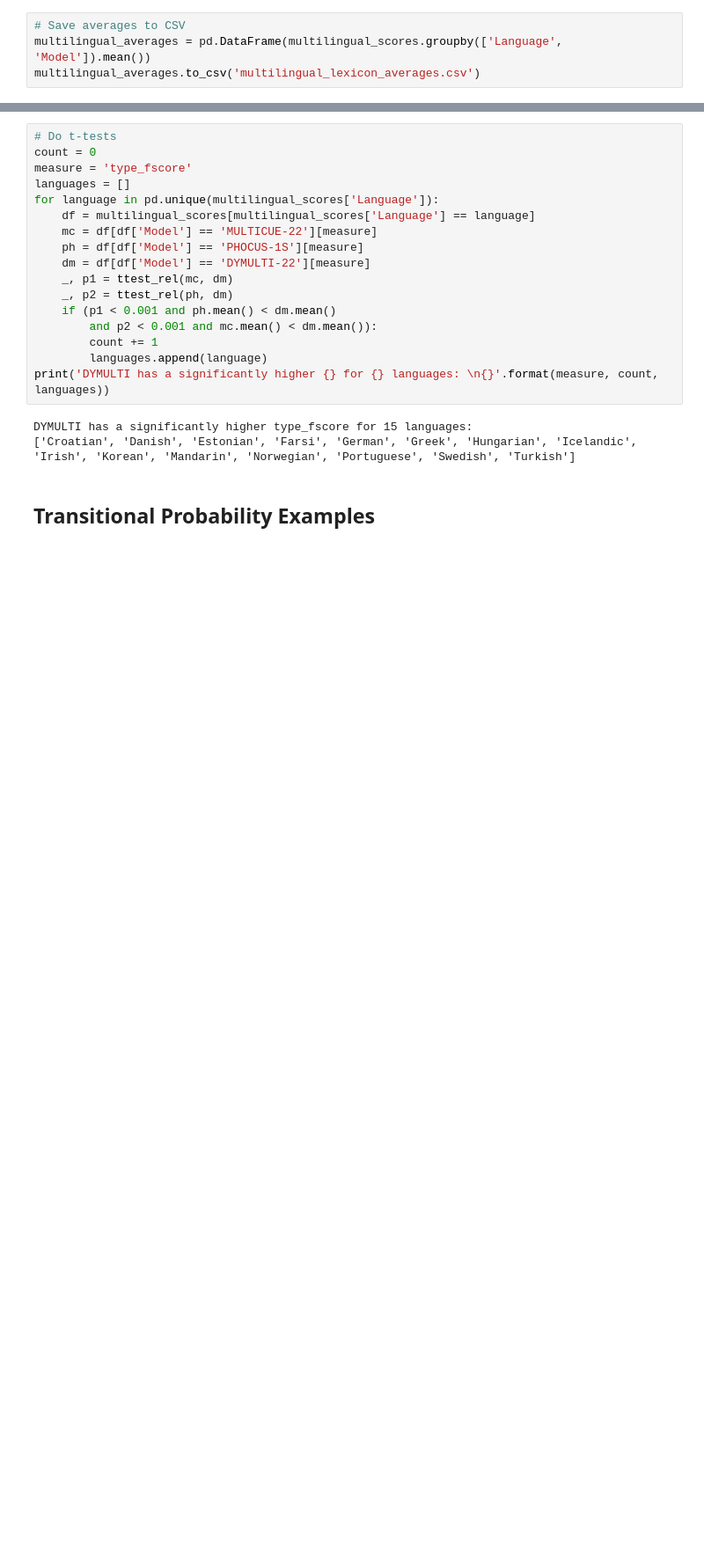
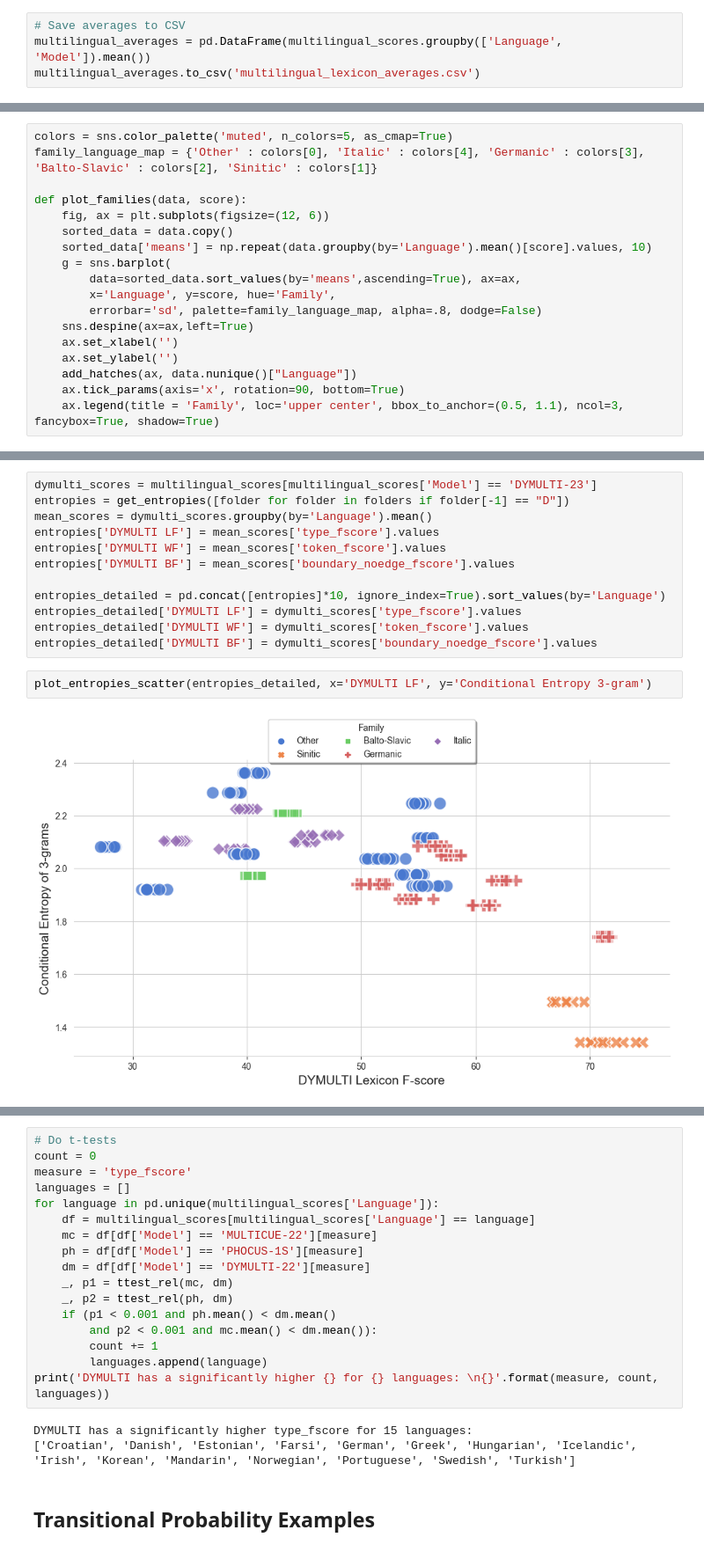
Before and after one commit to codebyzeb/DYMULTI-23, a Jupyter notebook: analysis/graphs.ipynb, the cells around one changed output, grey strips where cells are left out. Shown at 88% size. Saved outputs shown, nothing was run; the diff lists cells and outputs as text; blank space fills up the shorter version.

```diff
--- a/analysis/graphs.ipynb
+++ b/analysis/graphs.ipynb
@@ -510,0 +542,18 @@ plot_three(multilingual_scores, 'type_fscore')
+# %%
+colors = sns.color_palette('muted', n_colors=5, as_cmap=True)
+family_language_map = {'Other' : colors[0], 'Italic' : colors[4], 'Germanic' : colors[3], 'Balto-Slavic' : colors[2], 'Sinitic' : colors[1]}
+
+def plot_families(data, score):
+    fig, ax = plt.subplots(figsize=(12, 6))
+    sorted_data = data.copy()
+    sorted_data['means'] = np.repeat(data.groupby(by='Language').mean()[score].values, 10)
+    g = sns.barplot(
+        data=sorted_data.sort_values(by='means',ascending=True), ax=ax,
+        x='Language', y=score, hue='Family',
+        errorbar='sd', palette=family_language_map, alpha=.8, dodge=False)
+    sns.despine(ax=ax,left=True)
+    ax.set_xlabel('')
+    ax.set_ylabel('')
+    add_hatches(ax, data.nunique()["Language"])
+    ax.tick_params(axis='x', rotation=90, bottom=True)
+    ax.legend(title = 'Family', loc='upper center', bbox_to_anchor=(0.5, 1.1), ncol=3, fancybox=True, shadow=True)
@@ -510,0 +643,16 @@ plot_three(multilingual_scores, 'type_fscore')
+# %%
+dymulti_scores = multilingual_scores[multilingual_scores['Model'] == 'DYMULTI-23']
+entropies = get_entropies([folder for folder in folders if folder[-1] == "D"])
+mean_scores = dymulti_scores.groupby(by='Language').mean()
+entropies['DYMULTI LF'] = mean_scores['type_fscore'].values
+entropies['DYMULTI WF'] = mean_scores['token_fscore'].values
+entropies['DYMULTI BF'] = mean_scores['boundary_noedge_fscore'].values
+
+entropies_detailed = pd.concat([entropies]*10, ignore_index=True).sort_values(by='Language')
+entropies_detailed['DYMULTI LF'] = dymulti_scores['type_fscore'].values
+entropies_detailed['DYMULTI WF'] = dymulti_scores['token_fscore'].values
+entropies_detailed['DYMULTI BF'] = dymulti_scores['boundary_noedge_fscore'].values
+# %%
+plot_entropies_scatter(entropies_detailed, x='DYMULTI LF', y='Conditional Entropy 3-gram')
+# %% [output]
+[figure, added]
```
Also changed, not shown: parts of 29 cells of this notebook, 31 other files.
